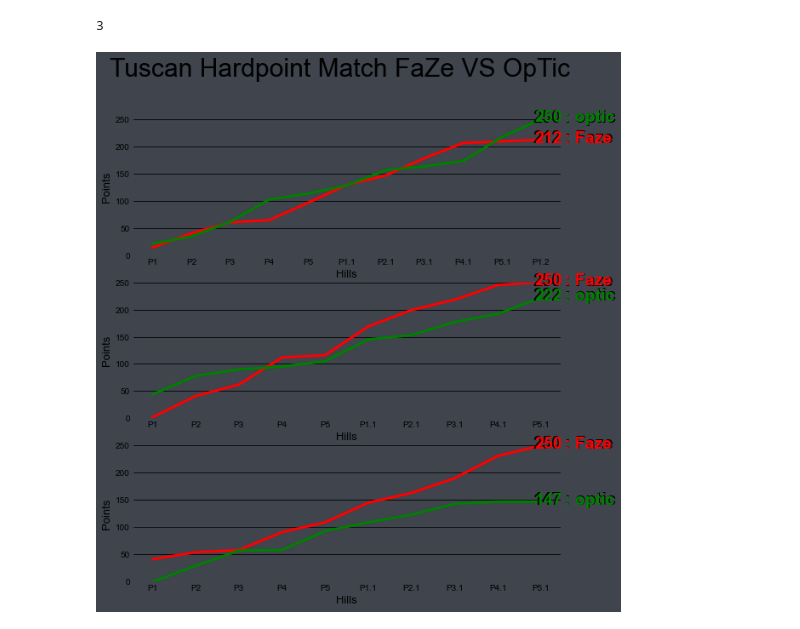
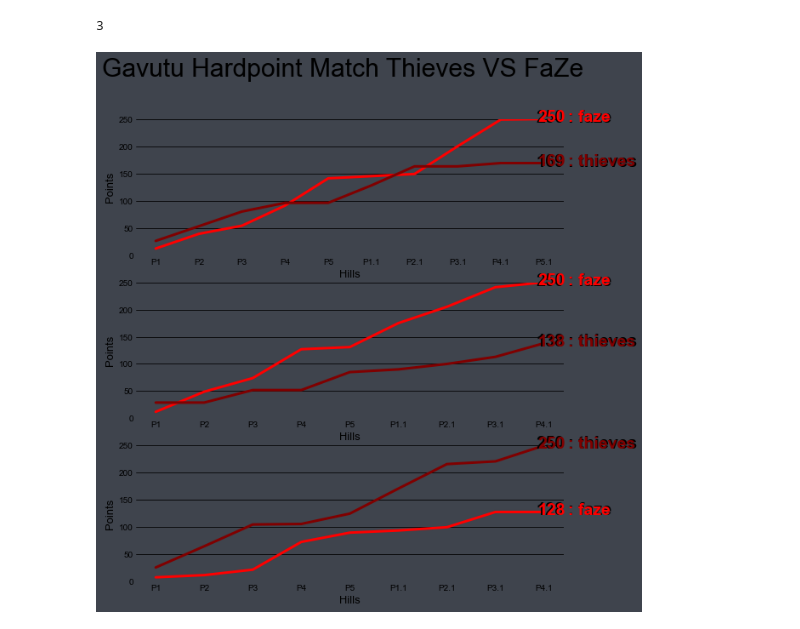
Before and after one commit to SpencerReno/CDL_Analytics, a Jupyter notebook: Hp_graph.ipynb, the cells around one changed output. Saved outputs shown, nothing was run; the diff lists cells and outputs as text; code cells hidden in the pictures.

```diff
--- a/Hp_graph.ipynb
+++ b/Hp_graph.ipynb
@@ -295,8 +295,8 @@ def HardPoint(team_1, team_2, map, week1):
     # except:
     #     print('They have not played eachother on this map')
 # %%
-data = HardPoint('Faze', 'optic', 'tuscan', hps)
+data = HardPoint('faze', 'thieves', 'gavutu', hps)
 data
 # %% [output]
 3
-[figure, old version]
+[figure, new version]
```
Also changed, not shown: 1 other file.
